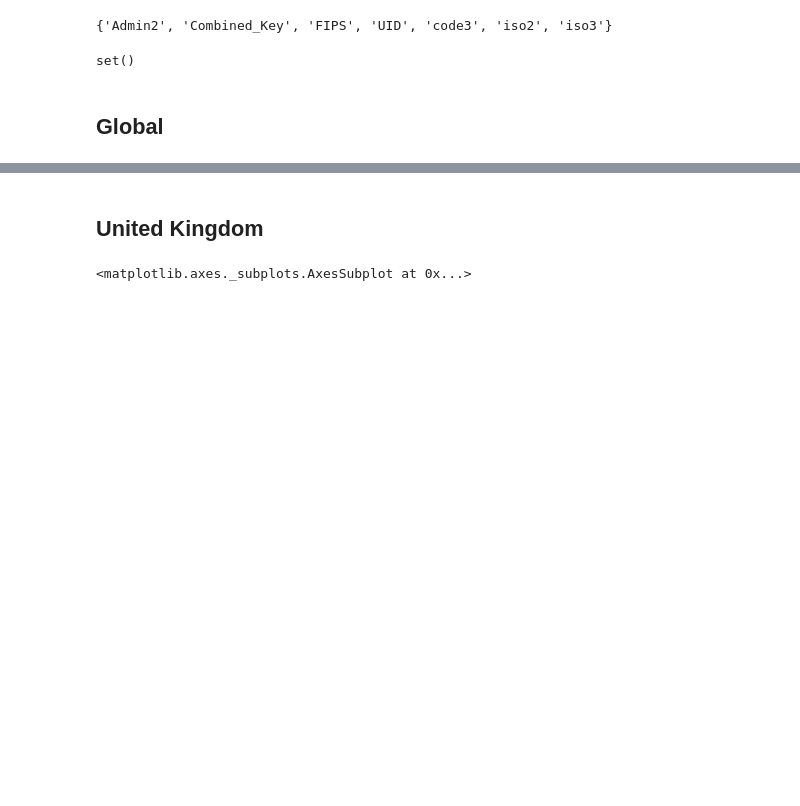
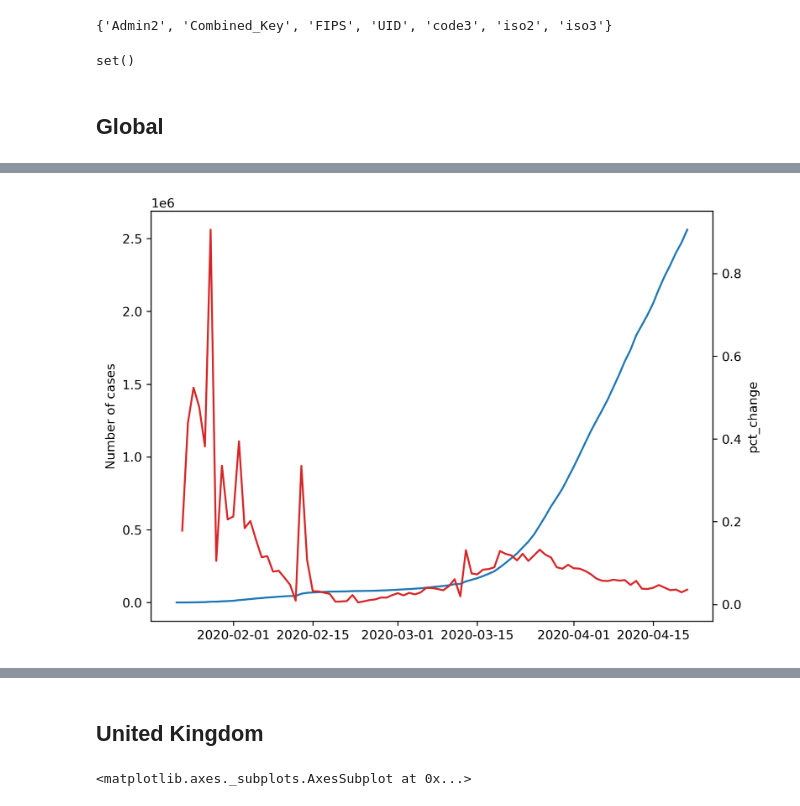
Before and after one commit to jaysttw/covid-19-analyses, a Jupyter notebook: COVID-19.ipynb, the cells around one changed output, grey strips where cells are left out. Cells and saved outputs as stored; diff of their text form; code cells hidden in the pictures; blank space fills up the shorter version.

```diff
--- a/COVID-19.ipynb
+++ b/COVID-19.ipynb
@@ -80,6 +96,17 @@ df_by_country = (pd.pivot_table(df_confirmed.drop(columns=['Lat', 'Long', 'Provi
                 )
 # %% [markdown]
 ## Global
+# %%
+def cases_and_rate(series):
+    fig, ax = plt.subplots(figsize=(8, 6), dpi=300)
+    ax_2 = ax.twinx()
+    ax.set_ylabel('Number of cases')
+    ax_2.set_ylabel('pct_change')
+    ax.plot(series)
+    ax_2.plot(series.pct_change(),
+              color='tab:red'
+             )
+    plt.show()
 # %%
 df_by_country.sum(axis=1).plot()
 # %% [output]
@@ -93,3 +127,7 @@ df_by_country.sum(axis=1).pct_change().plot()
+# %%
+cases_and_rate(df_by_country.sum(axis=1))
+# %% [output]
+[figure, added]
 # %%
 df_by_country.sum(axis=1).pct_change().hist(bins=100)
 # %% [output]
```
Also changed, not shown: parts of 33 cells of this notebook.
